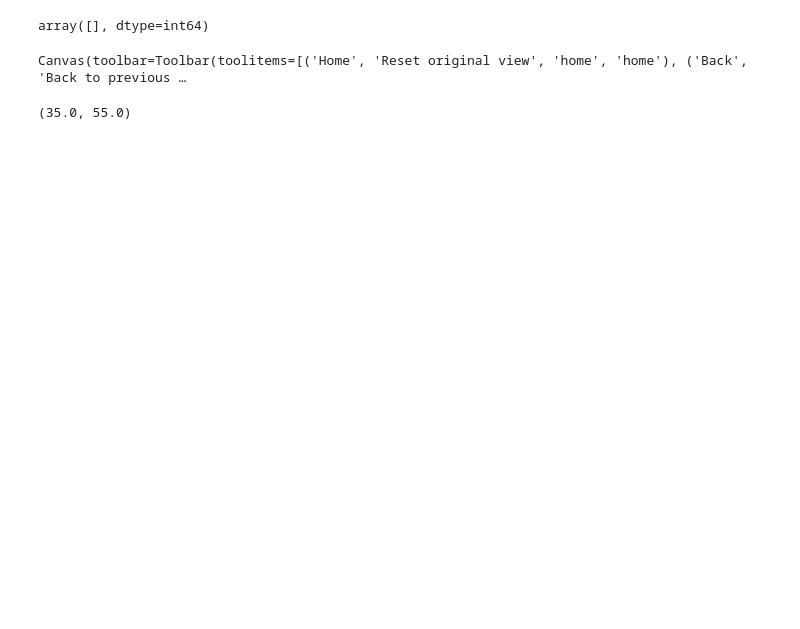
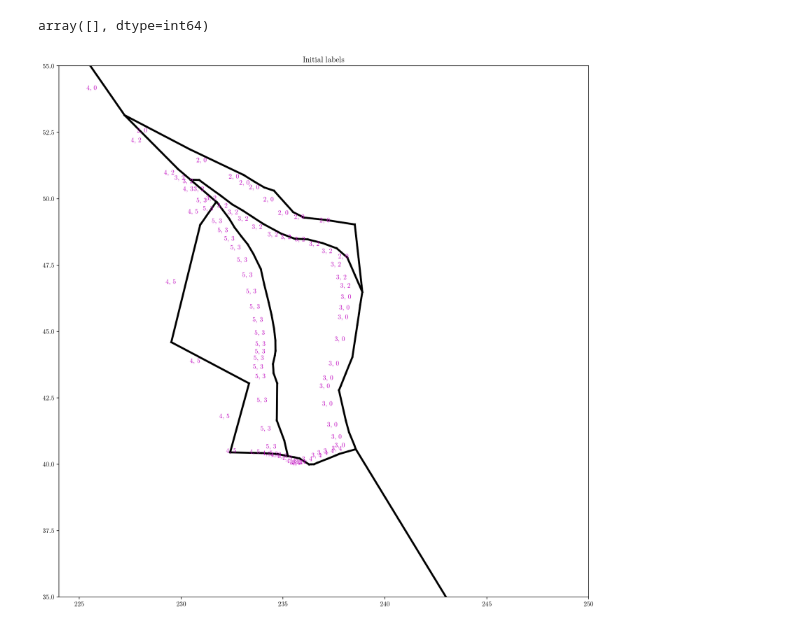
Before and after one commit to brendanjmeade/celeri, a Jupyter notebook: celeri.ipynb, the cells around one changed output. Saved outputs shown, nothing was run; the diff lists cells and outputs as text; code cells hidden in the pictures; blank space fills up the shorter version.

Commit message:
Add images to notebook.

```diff
--- a/celeri.ipynb
+++ b/celeri.ipynb
@@ -238,15 +243,17 @@ array([], dtype=int64)
 # %%
 plt.figure(figsize=(12,12))
 plt.title("Initial labels")
 for i in range(len(segment)):
     plt.plot([segment.lon1.values[i], segment.lon2.values[i]],
              [segment.lat1.values[i], segment.lat2.values[i]], "-k")
-    plt.text(segment.mid_lon_plate_carree.values[i] - 1.0,
-             segment.mid_lat_plate_carree.values[i],
-            str(correct_west_labels[i]) + ",  " + str(correct_east_labels[i]),
-             fontsize=10, color='m')
+    if 224 < segment.mid_lon_plate_carree.values[i] < 250 and 35 < segment.mid_lat_plate_carree.values[i] < 55:
+        plt.text(segment.mid_lon_plate_carree.values[i] - 1.0,
+                 segment.mid_lat_plate_carree.values[i],
+                str(segment['west_labels'][i]) + ",  " + str(segment['east_labels'][i]),
+                 fontsize=10, color='m')
 plt.xlim([224,250])
 plt.ylim([35,55])
+plt.tight_layout()
+plt.show()
 # %% [output]
-Canvas(toolbar=Toolbar(toolitems=[('Home', 'Reset original view', 'home', 'home'), ('Back', 'Back to previous …
-(35.0, 55.0)
+[figure, added]
```
Also changed, not shown: parts of 5 cells of this notebook.
